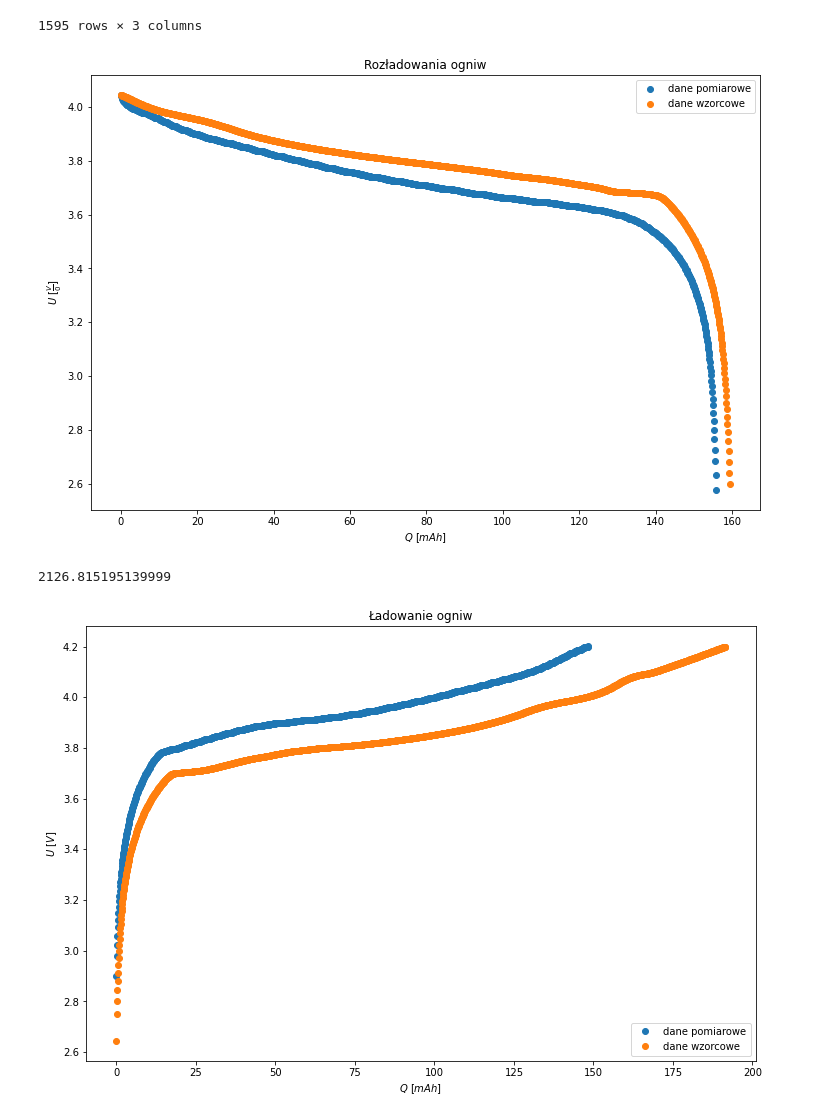
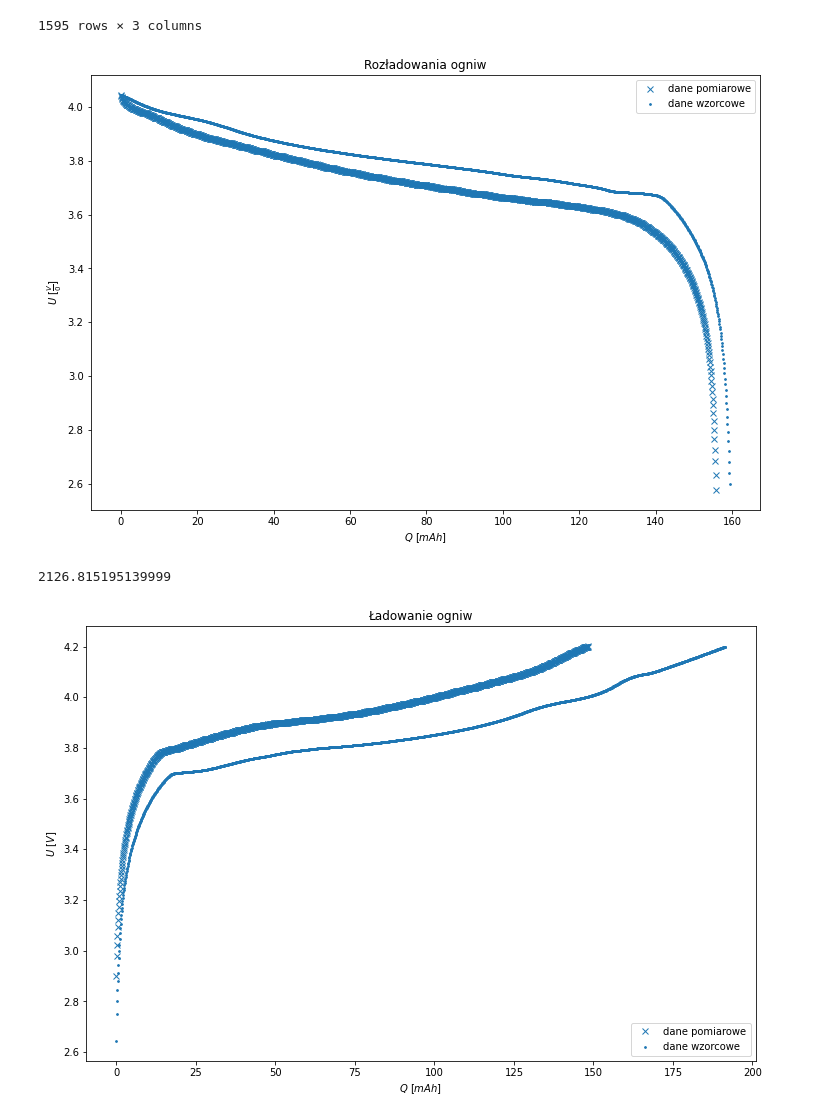
Before and after one commit to finem4n/physics-lab-ii, a Jupyter notebook: lab10/comparison.ipynb, the cells around one changed output. Drawn from its saved outputs; the diff is of its cells as text; code cells hidden in the pictures.

```diff
--- a/lab10/comparison.ipynb
+++ b/lab10/comparison.ipynb
@@ -55,17 +55,17 @@ df_discharge1
 1595 rows × 3 columns
 # %%
 fig, ax = plt.subplots(figsize = (12,8))
-ax.plot(dch["Q"], dch["U"], 'o', label="dane pomiarowe")
-ax.plot(df_discharge1["Q"], df_discharge1["U"], 'o', label="dane wzorcowe")
+ax.plot(dch["Q"], dch["U"], 'x', label="dane pomiarowe")
+ax.scatter(df_discharge1["Q"], df_discharge1["U"],  label="dane wzorcowe", s=3)
 ax.set_xlabel(r"$Q$ [$mAh$]")
 ax.set_ylabel(r"$U$ [$\frac{V}{0}$]")
 ax.set_title("Rozładowania ogniw")
 ax.legend()
 fig.savefig("out/compare_discharge.jpg")
 
 plt.show()
 # %% [output]
-[figure, old version]
+[figure, new version]
 # %%
 # moj sposob
 dU = []
@@ -95,8 +95,8 @@ ch["U"] = ch["U"]/1000
 ch["Q"] = ch["t0"] * II / 3600 * 1000 # mAh
 # %%
 fig, ax = plt.subplots(figsize = (12,8))
-ax.plot(ch["Q"], ch["U"], 'o', label="dane pomiarowe")
-ax.plot(df_charge["Q"], df_charge["U"], 'o', label="dane wzorcowe")
+ax.plot(ch["Q"], ch["U"], 'x', label="dane pomiarowe")
+ax.scatter(df_charge["Q"], df_charge["U"], label="dane wzorcowe", s=3)
 
 ax.set_xlabel(r"$Q$ [$mAh$]")
 ax.set_ylabel(r"$U$ [$V$]")
@@ -106,4 +106,4 @@ fig.savefig("out/compare_charged.jpg")
 
 plt.show()
 # %% [output]
-[figure, old version]
+[figure, new version]
```
Also changed, not shown: 7 other files.
